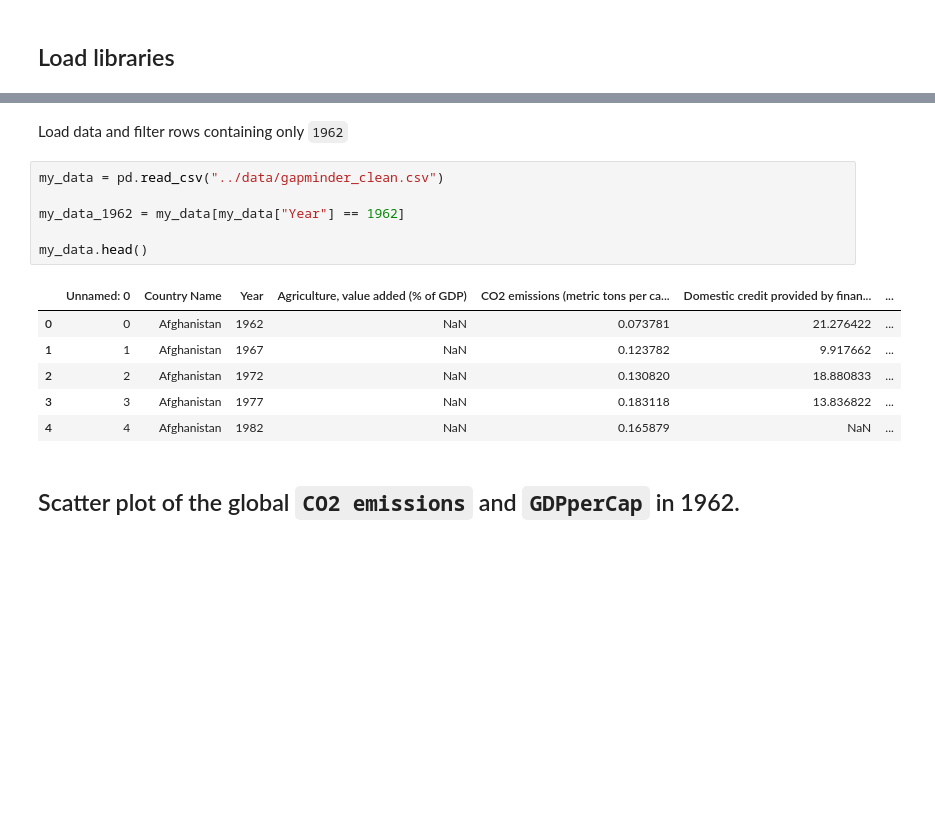
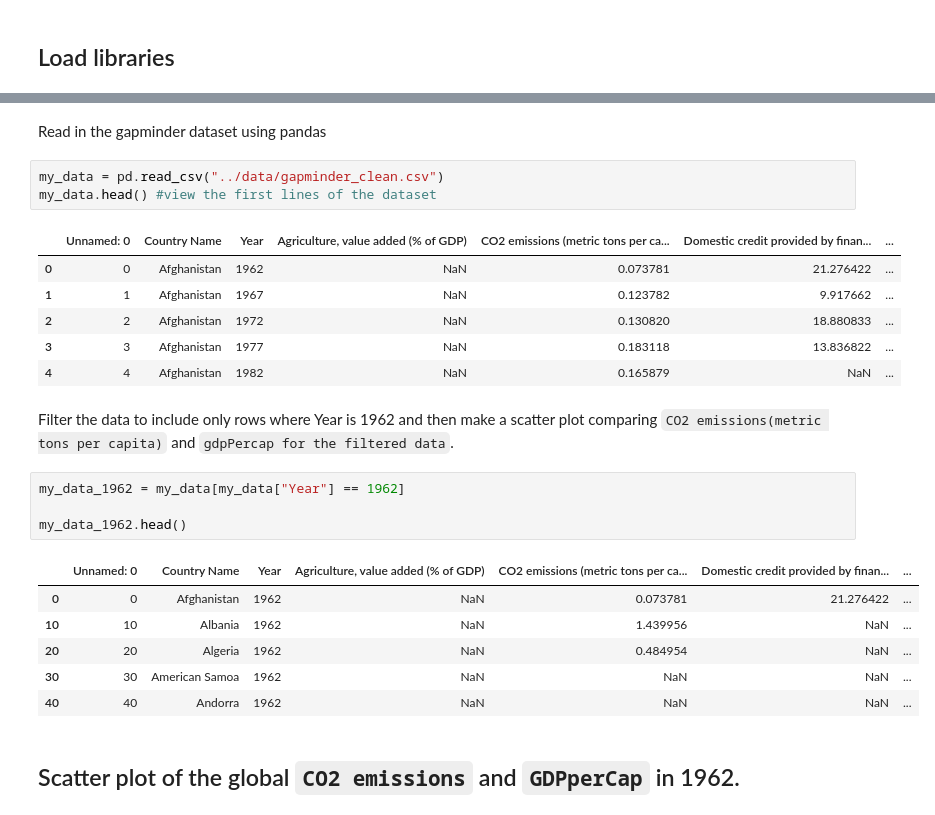
Before and after one commit to mikemwanga/Data_Science, a Jupyter notebook: Python for Data Science/notebook/python4DS.ipynb, the cells around one changed output, grey strips where cells are left out. Saved outputs shown, nothing was run; the diff lists cells and outputs as text; blank space fills up the shorter version.

```diff
--- a/Python for Data Science/notebook/python4DS.ipynb
+++ b/Python for Data Science/notebook/python4DS.ipynb
@@ -58,11 +43,8 @@ Note: you may need to restart the kernel to use updated packages.
-# %% [markdown]
-Load data and filter rows containing only `1962`
+# %% [markdown]
+Read in the gapminder dataset using pandas
 # %%
 my_data = pd.read_csv("../data/gapminder_clean.csv")
-
-my_data_1962 = my_data[my_data["Year"] == 1962]
-
-my_data.head()
+my_data.head() #view the first lines of the dataset
 # %% [output]
 |  | Unnamed: 0 | Country Name | Year | Agriculture, value added (% of GDP) | CO2 emissions (metric tons per ca... | Domestic credit provided by finan... | ... |
 | 0 | 0 | Afghanistan | 1962 | NaN | 0.073781 | 21.276422 | ... |
@@ -70,5 +52,18 @@ my_data.head()
 | 2 | 2 | Afghanistan | 1972 | NaN | 0.130820 | 18.880833 | ... |
 | 3 | 3 | Afghanistan | 1977 | NaN | 0.183118 | 13.836822 | ... |
 | 4 | 4 | Afghanistan | 1982 | NaN | 0.165879 | NaN | ... |
+# %% [markdown]
+Filter the data to include only rows where Year is 1962 and then make a scatter plot comparing `CO2 emissions(metric tons per capita)` and `gdpPercap for the filtered data`.
+# %%
+my_data_1962 = my_data[my_data["Year"] == 1962]
+
+my_data_1962.head()
+# %% [output]
+|  | Unnamed: 0 | Country Name | Year | Agriculture, value added (% of GDP) | CO2 emissions (metric tons per ca... | Domestic credit provided by finan... | ... |
+| 0 | 0 | Afghanistan | 1962 | NaN | 0.073781 | 21.276422 | ... |
+| 10 | 10 | Albania | 1962 | NaN | 1.439956 | NaN | ... |
+| 20 | 20 | Algeria | 1962 | NaN | 0.484954 | NaN | ... |
+| 30 | 30 | American Samoa | 1962 | NaN | NaN | NaN | ... |
+| 40 | 40 | Andorra | 1962 | NaN | NaN | NaN | ... |
 # %% [markdown]
 ## Scatter plot of the global `CO2 emissions` and `GDPperCap` in 1962.
```
Also changed, not shown: parts of 15 cells of this notebook, 1 other file.
